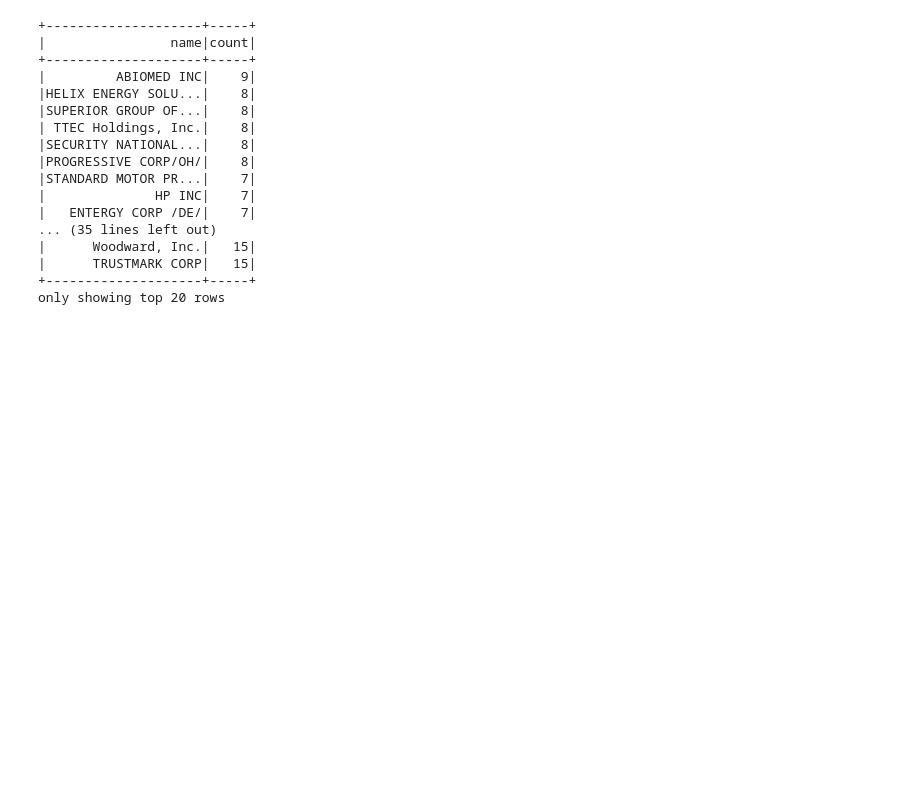
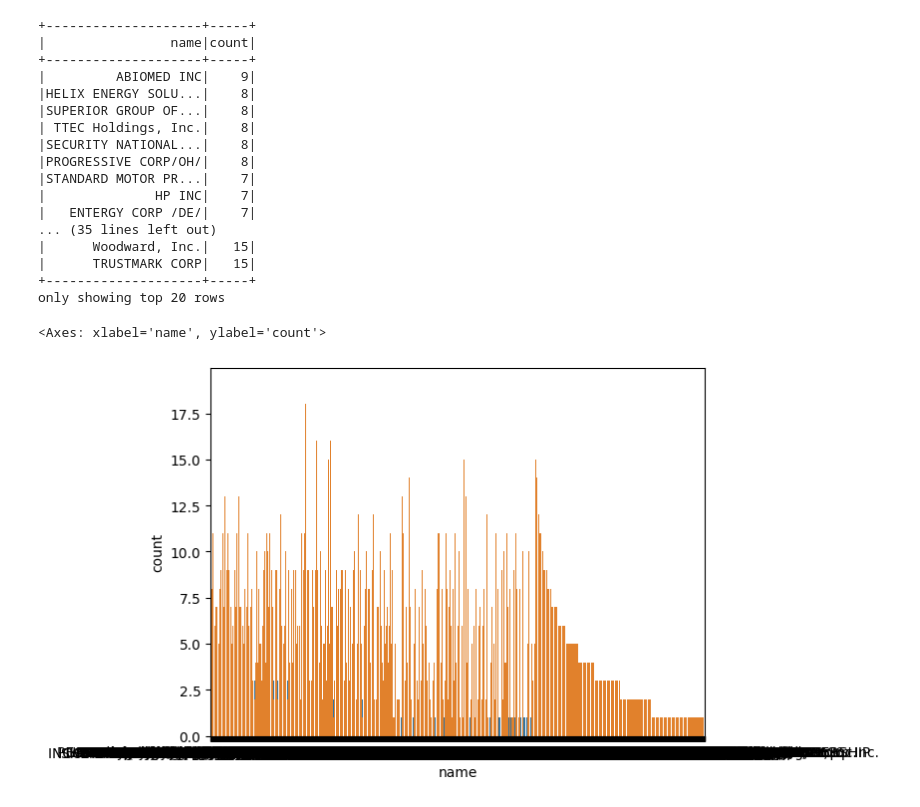
Before and after one commit to fjpiedade/abd-final-project, a Jupyter notebook: 2_data_analysis.ipynb, the cells around one changed output. Cells and saved outputs as stored; diff of their text form; code cells hidden in the pictures; blank space fills up the shorter version.

```diff
--- a/2_data_analysis.ipynb
+++ b/2_data_analysis.ipynb
@@ -80,6 +96,9 @@ df_train.groupBy("label").count().orderBy(F.col("label").asc()).show()
 # %%
-df_test.groupBy("name").count().orderBy(F.col("count").desc()).show()
-df_train.groupBy("name").count().orderBy(F.col("count").desc()).show()
+df_plot_test = df_test.groupBy("name").count().orderBy(F.col("count").desc())
+df_plot_train = df_train.groupBy("name").count().orderBy(F.col("count").desc())
+
+df_plot_test.show()
+df_plot_train.show()
 # %% [output]
 +--------------------+-----+
 |                name|count|
@@ -98,4 +117,10 @@ df_train.groupBy("name").count().orderBy(F.col("count").desc()).show()
 |      TRUSTMARK CORP|   15|
 +--------------------+-----+
 only showing top 20 rows
+# %%
+plotBar(df_plot_test, "name", "count")
+plotBar(df_plot_train, "name", "count")
+# %% [output]
+<Axes: xlabel='name', ylabel='count'>
+[figure, added]
 # %%
```
Also changed, not shown: parts of 7 cells of this notebook.
